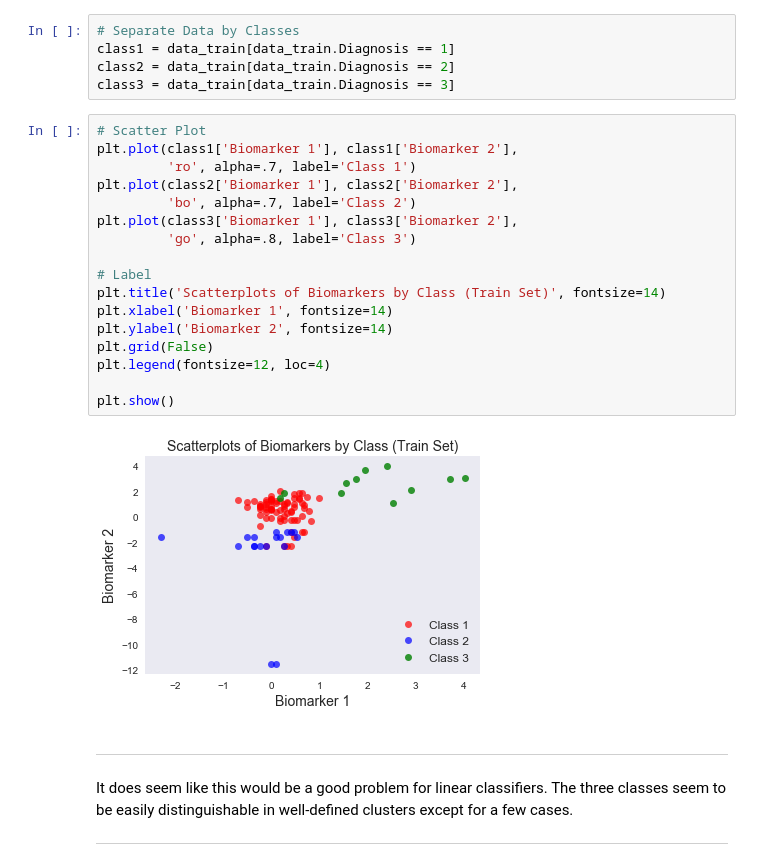
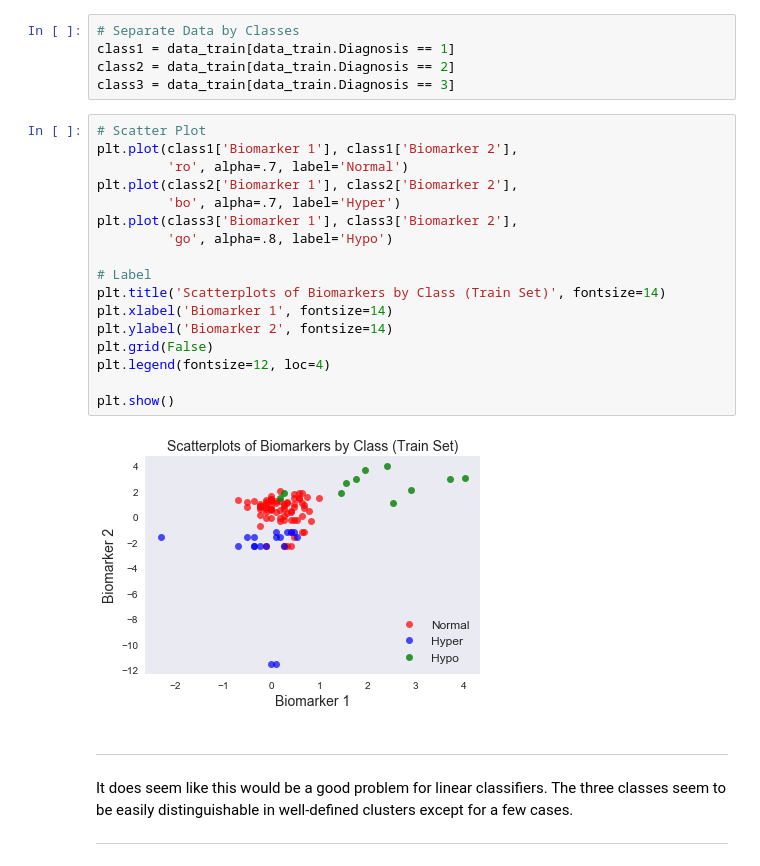
Before and after one commit to ejohnsson/CS109A, a Jupyter notebook: cs109_hw5 (1).ipynb, the cells around one changed output. Saved outputs shown, nothing was run; the diff lists cells and outputs as text.

```diff
--- a/cs109_hw5 (1).ipynb
+++ b/cs109_hw5 (1).ipynb
@@ -719,22 +719,22 @@ class3 = data_train[data_train.Diagnosis == 3]
 # %%
 # Scatter Plot
 plt.plot(class1['Biomarker 1'], class1['Biomarker 2'],
-         'ro', alpha=.7, label='Class 1')
+         'ro', alpha=.7, label='Normal')
 plt.plot(class2['Biomarker 1'], class2['Biomarker 2'],
-         'bo', alpha=.7, label='Class 2')
+         'bo', alpha=.7, label='Hyper')
 plt.plot(class3['Biomarker 1'], class3['Biomarker 2'],
-         'go', alpha=.8, label='Class 3')
+         'go', alpha=.8, label='Hypo')
 
 # Label
 plt.title('Scatterplots of Biomarkers by Class (Train Set)', fontsize=14)
 plt.xlabel('Biomarker 1', fontsize=14)
 plt.ylabel('Biomarker 2', fontsize=14)
 plt.grid(False)
 plt.legend(fontsize=12, loc=4)
 
 plt.show()
 # %% [output]
-[figure, old version]
+[figure, new version]
 # %% [markdown]
 ----
 It does seem like this would be a good problem for linear classifiers. The three classes seem to be easily distinguishable in well-defined clusters except for a few cases.
```
Also changed, not shown: parts of 7 cells of this notebook.
